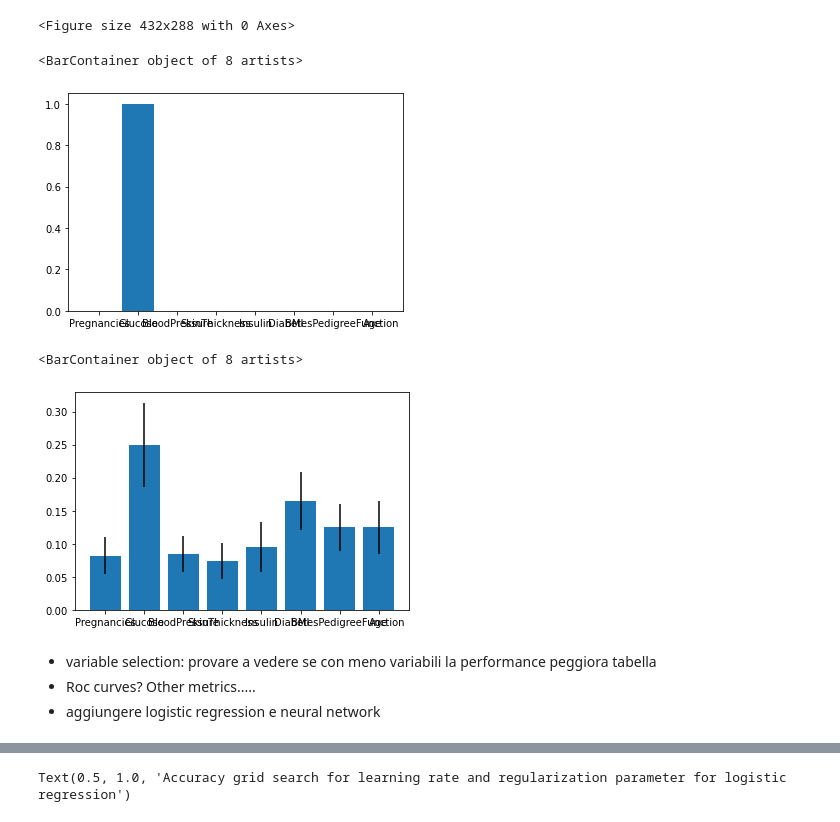
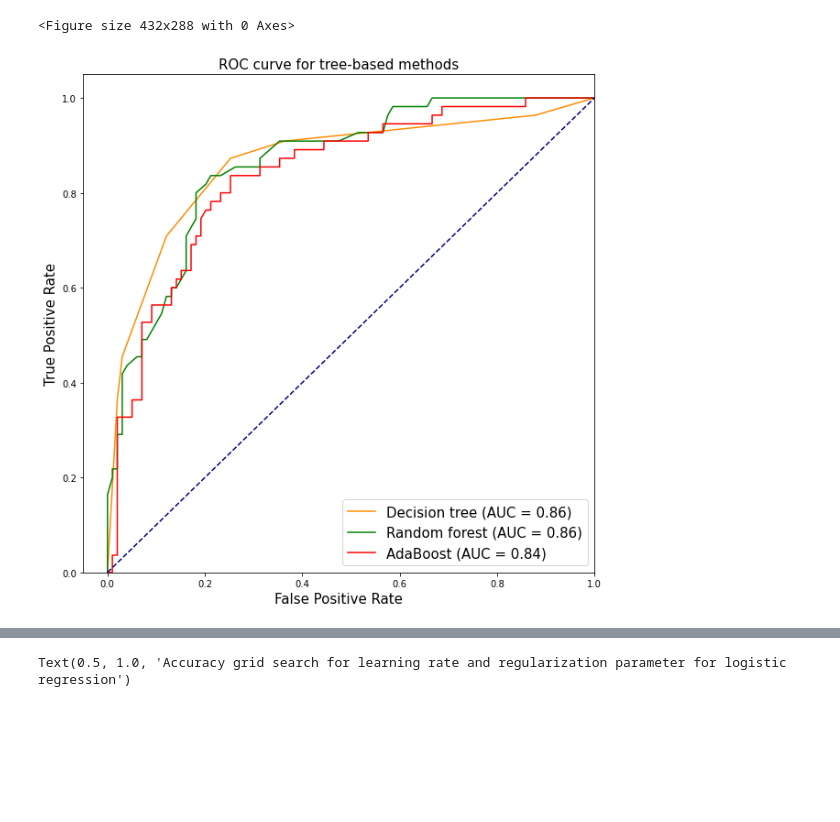
Before and after one commit to matteodales/-FYS-STK4155_Applied_Data_Analysis_and_Machine_Learning, a Jupyter notebook: project3/code/sklearn_analysis.ipynb, the cells around one changed output, grey strips where cells are left out. Drawn from its saved outputs; the diff is of its cells as text; code cells hidden in the pictures; blank space fills up the shorter version.

```diff
--- a/project3/code/sklearn_analysis.ipynb
+++ b/project3/code/sklearn_analysis.ipynb
@@ -140,7 +135,3 @@ plt.show()
 # %% [output]
 [figure]
 <Figure size 432x288 with 0 Axes>
-# %%
-dec_tree.ccp_alpha = best_alpha
-dec_tree.fit(X_train,y_train)
-dec_tree.score(X_test,y_test)
@@ -188,7 +177,7 @@ plt.show()
 # %%
 n_vars = range(1,9)
 
-rf = RandomForestClassifier(n_estimators=500)
+rf = RandomForestClassifier(n_estimators=100)
 
 test_err_rf = []
 
@@ -208,24 +197,41 @@ plt.show()
 # %% [output]
 [figure]
 <Figure size 432x288 with 0 Axes>
-# %%
-# variable importance with single tree
-
-# tree che scelgo + variable importance
-dec_tree.ccp_alpha = best_alpha
-dec_tree.fit(X_train,y_train)
-dec_tree_importances = dec_tree.feature_importances_
-plt.bar(X.columns,dec_tree_importances)
-# %% [output]
-<BarContainer object of 8 artists>
-[figure, removed]
+# %%
+# roc curve
+
+dt = DecisionTreeClassifier(ccp_alpha=0.0075).fit(X_train,y_train)
+dt_probs = dt.predict_proba(X_test)[:,1]
+dt_fpr, dt_tpr, _ = skm.roc_curve(y_test, dt_probs)
+dt_roc_auc = skm.roc_auc_score(y_test, dt_probs)
+
+rf = RandomForestClassifier(n_estimators=100).fit(X_train,y_train)
+rf_probs = rf.predict_proba(X_test)[:,1]
+rf_fpr, rf_tpr, _ = skm.roc_curve(y_test, rf_probs)
+rf_roc_auc = skm.roc_auc_score(y_test, rf_probs)
+
+ab = AdaBoostClassifier(n_estimators=100).fit(X_train,y_train)
+ab_probs = ab.predict_proba(X_test)[:,1]
+ab_fpr, ab_tpr, _ = skm.roc_curve(y_test, ab_probs)
+ab_roc_auc = skm.roc_auc_score(y_test, ab_probs)
+# %%
+plt.figure(figsize=(10,10))
+plt.plot(dt_fpr,dt_tpr,color="darkorange",label="Decision tree (AUC = %0.2f)" % dt_roc_auc)
+plt.plot(rf_fpr,rf_tpr,color="green",label="Random forest (AUC = %0.2f)" % rf_roc_auc)
+plt.plot(ab_fpr,ab_tpr,color="red",label="AdaBoost (AUC = %0.2f)" % ab_roc_auc)
+plt.plot([0, 1], [0, 1], color="navy", linestyle="--")
+plt.xlim([-0.05, 1.0])
+plt.ylim([0.0, 1.05])
+plt.xlabel("False Positive Rate",fontsize=15)
+plt.ylabel("True Positive Rate",fontsize=15)
+plt.title("ROC curve for tree-based methods",fontsize=15)
+plt.legend(loc="lower right",fontsize=15)
+#plt.savefig("ROC curve for tree-based methods.png")
+plt.show()
+# %% [output]
+[figure, added]
 # %%
 # variable importance with random forest
-
-rf = RandomForestClassifier(n_estimators=1000).fit(X_train,y_train)
+rf = RandomForestClassifier(n_estimators=100).fit(X_train,y_train)
 rf_importances = rf.feature_importances_
 rf_std = np.std([tree.feature_importances_ for tree in rf.estimators_], axis=0)
-plt.bar(X.columns,rf_importances, yerr=rf_std)
-# %% [output]
-<BarContainer object of 8 artists>
-[figure, removed]
@@ -236,4 +237,0 @@ plt.bar(X.columns,rf_importances, yerr=rf_std)
-# %% [markdown]
-* variable selection: provare a vedere se con meno variabili la performance peggiora tabella
-* Roc curves? Other metrics.....
-* aggiungere logistic regression e neural network
```
Also changed, not shown: parts of 11 cells of this notebook.
